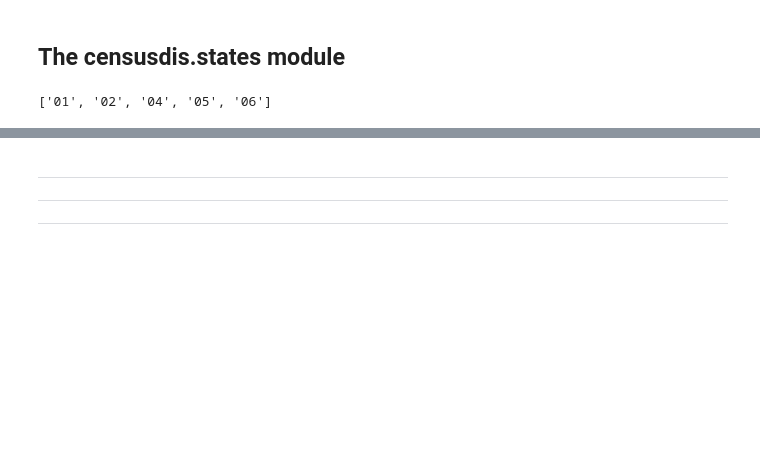
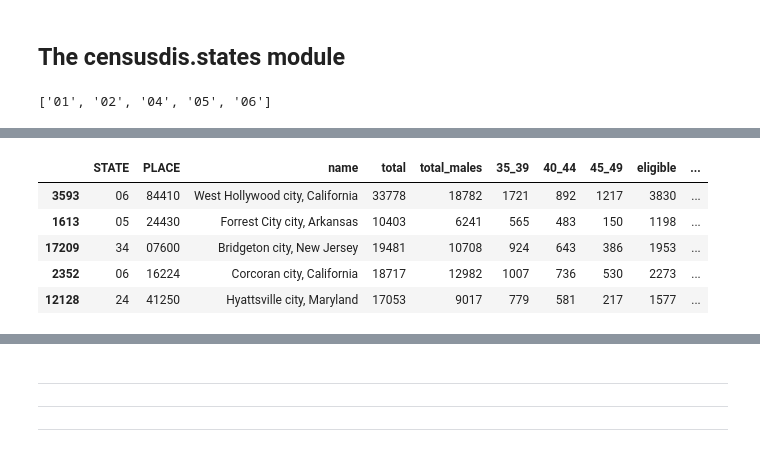
Before and after one commit to scottpham/NICAR25-CensusDIS-how-to, a Jupyter notebook: completed_notebooks/3_dating_pool.ipynb, the cells around one changed output, grey strips where cells are left out. Saved outputs shown, nothing was run; the diff lists cells and outputs as text; code cells hidden in the pictures; blank space fills up the shorter version.

```diff
--- a/completed_notebooks/3_dating_pool.ipynb
+++ b/completed_notebooks/3_dating_pool.ipynb
@@ -260,0 +220,20 @@ Name: percent_eligible, dtype: float64
+# %%
+# what's actually normal?
+
+# download the data for all cities
+all_cities = ced.download(
+    "acs/acs5",
+    2023,
+    download_variables = variables.keys(),
+    state = "*",
+    place = "*",
+    api_key = CENSUS_API_KEY
+).rename(
+    columns = variables
+)
+
+# filter for city size
+all_cities = all_cities[all_cities["total"] > 10000]
+
+# take a look
+all_cities.head()
@@ -260,0 +247,18 @@ Name: percent_eligible, dtype: float64
+# %%
+# build the stats
+
+# total the eligibility
+all_cities["eligible"] = all_cities["35_39"] + all_cities["40_44"] + all_cities["45_49"]
+
+# calculate the percent
+all_cities["percent_eligible"] = all_cities["eligible"]/all_cities["total_males"] * 100
+
+# take a look by percent
+all_cities.sort_values("percent_eligible", ascending = False).head()
+# %% [output]
+|  | STATE | PLACE | name | total | total_males | 35_39 | 40_44 | 45_49 | eligible | ... |
+| 3593 | 06 | 84410 | West Hollywood city, California | 33778 | 18782 | 1721 | 892 | 1217 | 3830 | ... |
+| 1613 | 05 | 24430 | Forrest City city, Arkansas | 10403 | 6241 | 565 | 483 | 150 | 1198 | ... |
+| 17209 | 34 | 07600 | Bridgeton city, New Jersey | 19481 | 10708 | 924 | 643 | 386 | 1953 | ... |
+| 2352 | 06 | 16224 | Corcoran city, California | 18717 | 12982 | 1007 | 736 | 530 | 2273 | ... |
+| 12128 | 24 | 41250 | Hyattsville city, Maryland | 17053 | 9017 | 779 | 581 | 217 | 1577 | ... |
```
Also changed, not shown: parts of 41 cells of this notebook, 5 other files.
